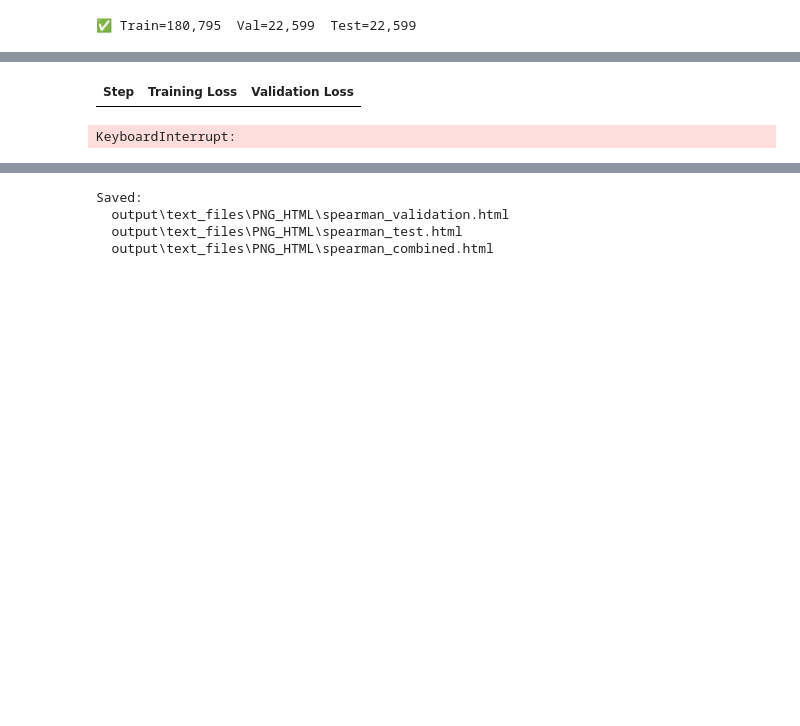
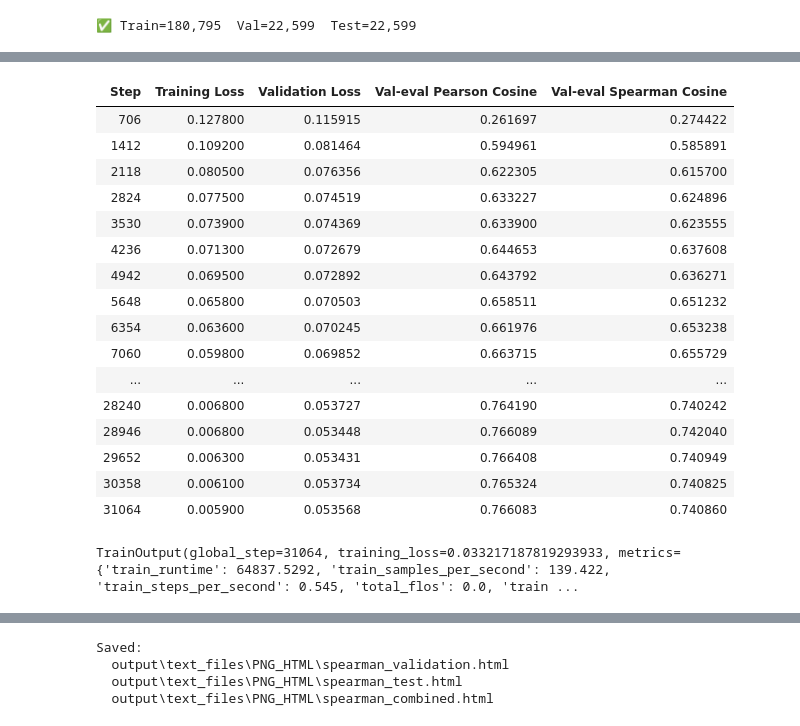
Before and after one commit to juliusvandermolen-gif/RAG_LUMC, a Jupyter notebook: fine-tuning_model.ipynb, the cells around one changed output, grey strips where cells are left out. Saved outputs shown, nothing was run; the diff lists cells and outputs as text; code cells hidden in the pictures; blank space fills up the shorter version.

```diff
--- a/fine-tuning_model.ipynb
+++ b/fine-tuning_model.ipynb
@@ -144,7 +322,7 @@ pooling = models.Pooling(
     pooling_mode_mean_tokens=True
 )
 model = SentenceTransformer(modules=[word_model, pooling], device=DEVICE)
-loss = losses.ContrastiveLoss(model=model)
+loss = losses.ContrastiveLoss(model=model, margin=1.0)
 
 # ── 1) Load JSONL splits and build InputExamples ──
 train_data = [json.loads(l) for l in TRAIN_JSONL.open("r", encoding="utf-8")]
@@ -224,2 +402,18 @@ trainer.train()
-| Step | Training Loss | Validation Loss |
+| Step | Training Loss | Validation Loss | Val-eval Pearson Cosine | Val-eval Spearman Cosine |
+| 706 | 0.127800 | 0.115915 | 0.261697 | 0.274422 |
+| 1412 | 0.109200 | 0.081464 | 0.594961 | 0.585891 |
+| 2118 | 0.080500 | 0.076356 | 0.622305 | 0.615700 |
+| 2824 | 0.077500 | 0.074519 | 0.633227 | 0.624896 |
+| 3530 | 0.073900 | 0.074369 | 0.633900 | 0.623555 |
+| 4236 | 0.071300 | 0.072679 | 0.644653 | 0.637608 |
+| 4942 | 0.069500 | 0.072892 | 0.643792 | 0.636271 |
+| 5648 | 0.065800 | 0.070503 | 0.658511 | 0.651232 |
+| 6354 | 0.063600 | 0.070245 | 0.661976 | 0.653238 |
+| 7060 | 0.059800 | 0.069852 | 0.663715 | 0.655729 |
+| ... | ... | ... | ... | ... |
+| 28240 | 0.006800 | 0.053727 | 0.764190 | 0.740242 |
+| 28946 | 0.006800 | 0.053448 | 0.766089 | 0.742040 |
+| 29652 | 0.006300 | 0.053431 | 0.766408 | 0.740949 |
+| 30358 | 0.006100 | 0.053734 | 0.765324 | 0.740825 |
+| 31064 | 0.005900 | 0.053568 | 0.766083 | 0.740860 |
-KeyboardInterrupt:
+TrainOutput(global_step=31064, training_loss=0.033217187819293933, metrics={'train_runtime': 64837.5292, 'train_samples_per_second': 139.422, 'train_steps_per_second': 0.545, 'total_flos': 0.0, 'train ...
```
Also changed, not shown: parts of 9 cells of this notebook, 9 other files.
